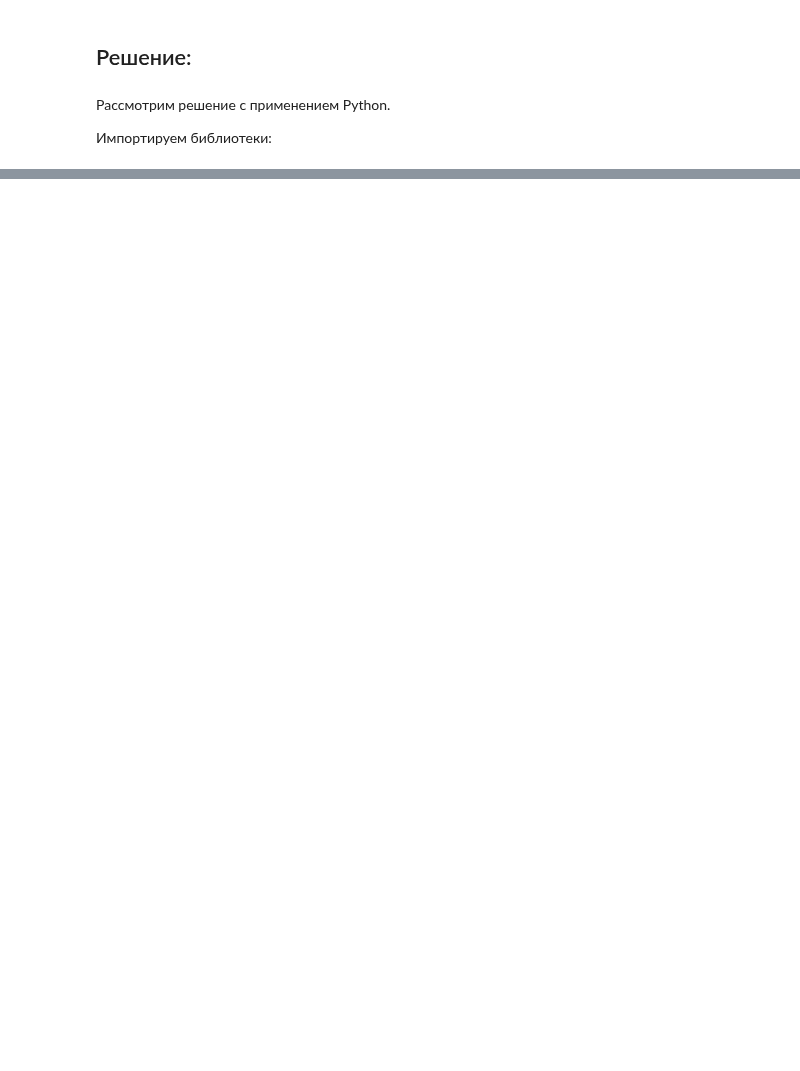
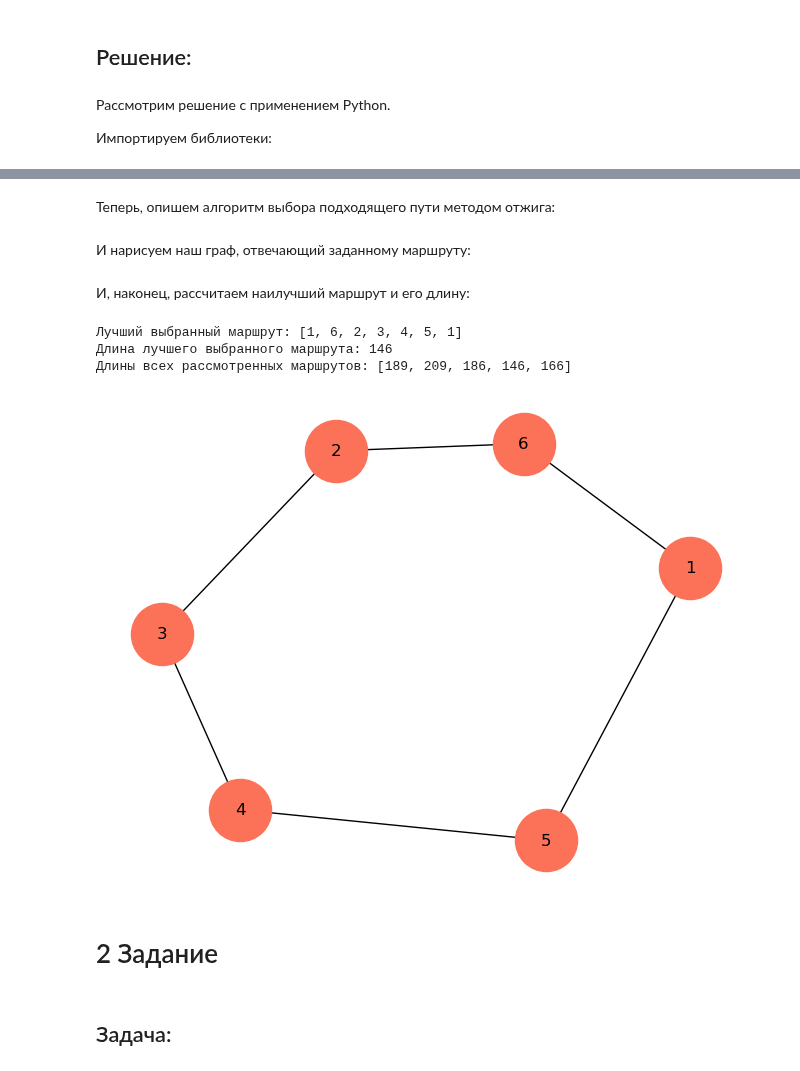
Before and after one commit to Kaz1deX/Artificial-intelligence-Mirea, a Jupyter notebook: Petrunin_M_Workbook6.ipynb, the cells around one changed output, grey strips where cells are left out. Saved outputs shown, nothing was run; the diff lists cells and outputs as text; code cells hidden in the pictures; blank space fills up the shorter version.

```diff
--- a/Petrunin_M_Workbook6.ipynb
+++ b/Petrunin_M_Workbook6.ipynb
@@ -256,0 +324,9 @@ max Z:      1.0
+# %%
+# вычислим длину маршрута:
+def routeLength(V, distances):
+    edges = []
+
+    for i in range(len(V) - 1):
+        edges.append(edgeLength(V[i], V[i + 1], distances))
+
+    return sum(edges)
@@ -256,0 +335,8 @@ max Z:      1.0
+# %%
+# одна перестановка в пути
+def routeOneReplacement(arrV, Z, replacementByName = True):
+    decrement = 1 if replacementByName else 0
+
+    arrV[Z[0] - decrement], arrV[Z[1] - decrement] = arrV[Z[1] - decrement], arrV[Z[0] - decrement]
+
+    return arrV
@@ -256,0 +351,2 @@ max Z:      1.0
+# %% [markdown]
+Теперь, опишем алгоритм выбора подходящего пути методом отжига:
@@ -256,0 +380,37 @@ max Z:      1.0
+# %% [markdown]
+И нарисуем наш граф, отвечающий заданному маршруту:
+# %%
+# отрисовка графа по заданному маршруту
+def drawRouteGraph(distances, bestRoute):
+    newDistances = []
+    # прохождение по вектору
+    for i in range(len(bestRoute) - 1):
+        for distance in distances:
+            if distance[0] == bestRoute[i] and distance[1] == bestRoute[i + 1]\
+            or distance[1] == bestRoute[i] and distance[0] == bestRoute[i + 1]:
+                newDistances.append(distance)
+
+    graph = nx.Graph() # создание пустого графа
+
+    graph.add_weighted_edges_from(newDistances) # добавление весов рёбер
+    # отрисовка графа с заданными вершинами
+    nx.draw_kamada_kawai(graph, node_color = '#fb7258', node_size = 2000, with_labels = True)
+# %% [markdown]
+И, наконец, рассчитаем наилучший маршрут и его длину:
+# %%
+bestRoute, arrLength = chooseRoute(distances, V, Z, T, P)
+
+print(f'Лучший выбранный маршрут: {bestRoute}')
+print(f'Длина лучшего выбранного маршрута: {routeLength(bestRoute, distances)}')
+print(f'Длины всех рассмотренных маршрутов: {arrLength}')
+
+drawRouteGraph(distances, bestRoute) # отрисовка лучшего маршрута
+# %% [output]
+Лучший выбранный маршрут: [1, 6, 2, 3, 4, 5, 1]
+Длина лучшего выбранного маршрута: 146
+Длины всех рассмотренных маршрутов: [189, 209, 186, 146, 166]
+[figure, added]
+# %% [markdown]
+# 2 Задание
+# %% [markdown]
+## Задача:
```
Also changed, not shown: parts of 22 cells of this notebook, 2 other files.
